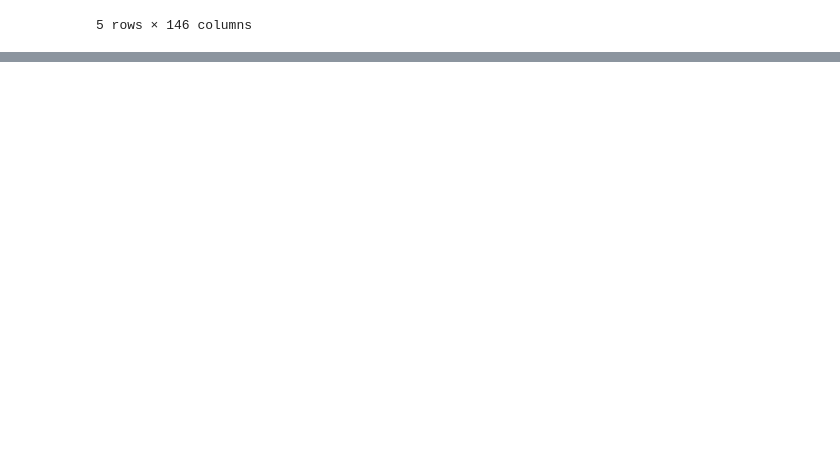
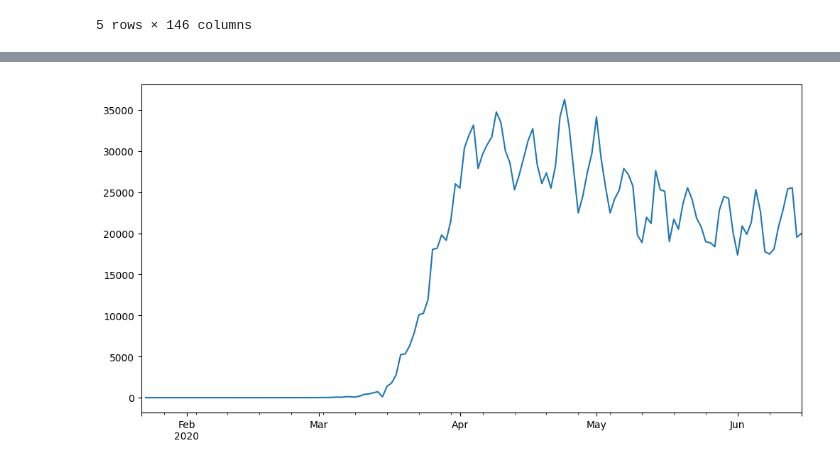
Before and after one commit to Ada-Lovelace-Akademi/data-science, a Jupyter notebook: exercises/week-2-exercise.ipynb, the cells around one changed output, grey strips where cells are left out. Saved outputs shown, nothing was run; the diff lists cells and outputs as text; code cells hidden in the pictures; blank space fills up the shorter version.

```diff
--- a/exercises/week-2-exercise.ipynb
+++ b/exercises/week-2-exercise.ipynb
@@ -324,0 +349,5 @@ df_us
+# %%
+df_us['new_infected'].plot()
+plt.show()
+# %% [output]
+[figure, added]
```
Also changed, not shown: parts of 8 cells of this notebook.
